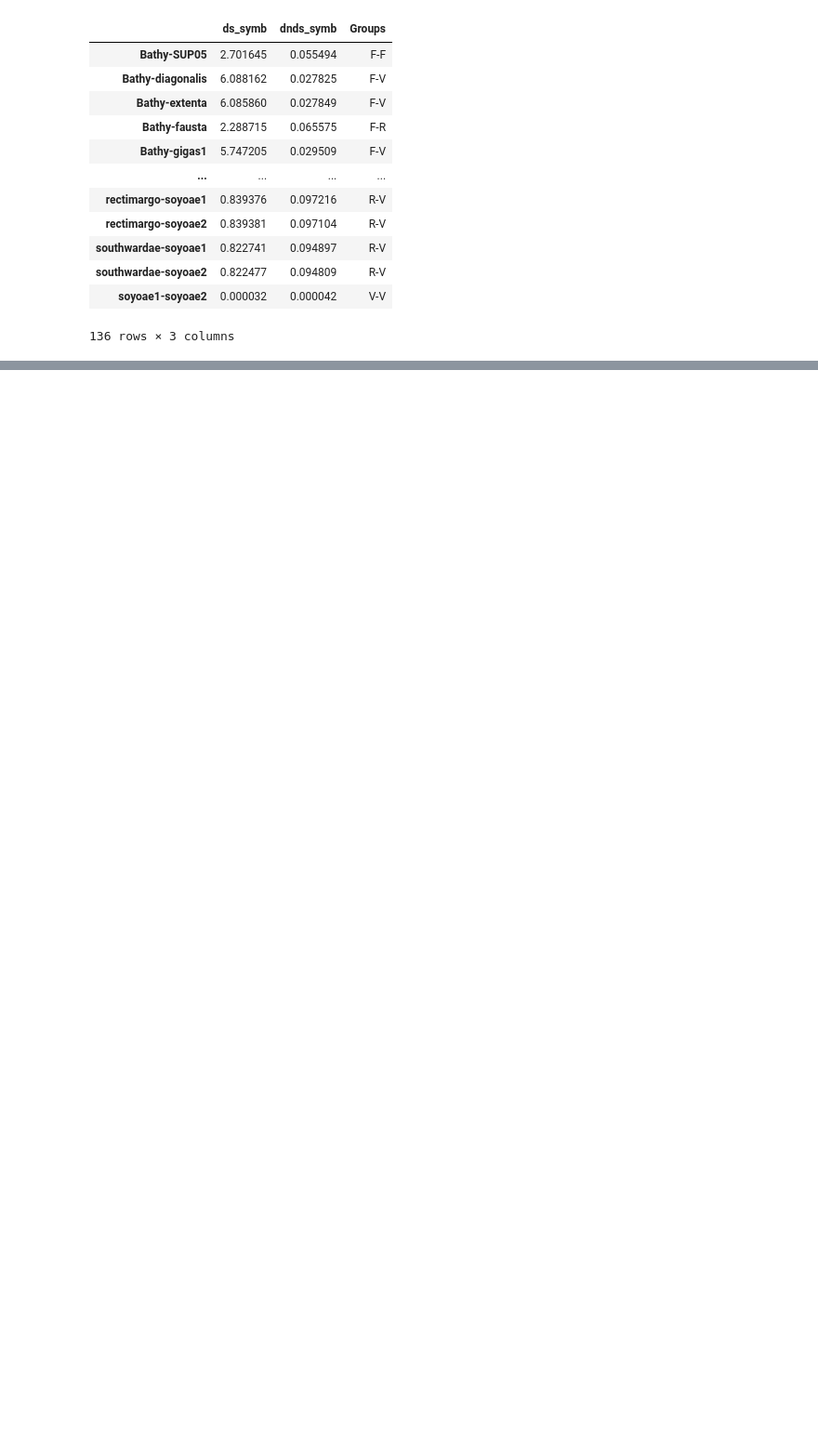
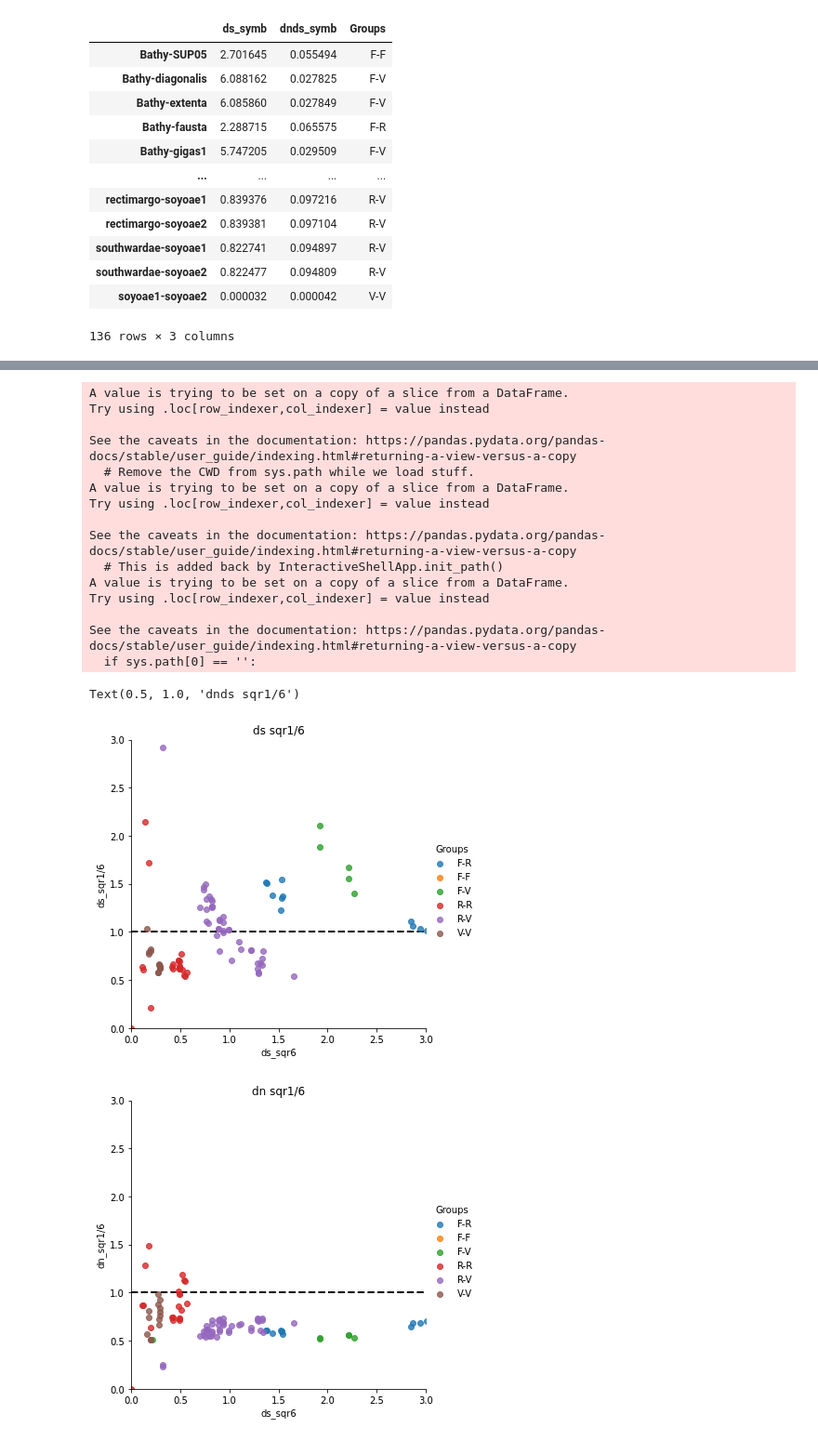
Before and after one commit to maepz/VesicSymb_Evolution, a Jupyter notebook: scripts/nucl_vs_mitoch_dS.ipynb, the cells around one changed output, grey strips where cells are left out. Shown: that part at 93% size. Drawn from its saved outputs; the diff is of its cells as text; code cells hidden in the pictures; blank space fills up the shorter version.

```diff
--- a/scripts/nucl_vs_mitoch_dS.ipynb
+++ b/scripts/nucl_vs_mitoch_dS.ipynb
@@ -731,0 +999,80 @@ dnds[['ds_symb','dnds_symb','Groups']].dropna()
+# %%
+import importlib
+import matplotlib.pyplot as plt
+import seaborn as sns
+importlib.reload(plt)
+# Set figure size with matplotlib
+# plt.figure(figsize=(10,6))
+
+searchfor = ['soyoae2', 'okutanii']
+df2 = df[~df.index.str.contains('|'.join(searchfor))]
+df2['ds_sqr1/6']=df2['ds_sqr1']/df2['ds_sqr6']
+df2['dn_sqr1/6']=df2['dn_sqr1']/df2['dn_sqr6']
+df2['dnds_sqr1/6']=df2['dnds_sqr1']/df2['dnds_sqr6']
+
+# Create scatter plot
+sns.lmplot(y='ds_sqr1/6', x='ds_sqr6',hue='Groups',fit_reg=False,data=df2
+)
+
+# add trend line
+xmin,xmax=0,3
+ymin,ymax=0,3
+plt.xlim(xmin,xmax)
+plt.ylim(ymin,ymax)
+
+plt.plot([xmin,xmax],[1,1],linewidth=2,linestyle='dashed',color='black',zorder=-1)
+
+# Set title with matplotlib
+plt.title('ds sqr1/6')
+################
+
+# Create scatter plot
+sns.lmplot(y='dn_sqr1/6', x='ds_sqr6',hue='Groups',fit_reg=False,data=df2
+)
+
+# add trend line
+xmin,xmax=0,3
+ymin,ymax=0,3
+plt.xlim(xmin,xmax)
+plt.ylim(ymin,ymax)
+
+plt.plot([xmin,xmax],[1,1],linewidth=2,linestyle='dashed',color='black',zorder=-1)
+
+# Set title with matplotlib
+plt.title('dn sqr1/6')
+
+################
+
+# Create scatter plot
+sns.lmplot(y='dnds_sqr1/6', x='ds_sqr6',hue='Groups',fit_reg=False,data=df2
+)
+
+# add trend line
+xmin,xmax=0,3
+ymin,ymax=0,3
+plt.xlim(xmin,xmax)
+plt.ylim(ymin,ymax)
+
+plt.plot([xmin,xmax],[1,1],linewidth=2,linestyle='dashed',color='black',zorder=-1)
+
+# Set title with matplotlib
+plt.title('dnds sqr1/6')
+# %% [output]
+A value is trying to be set on a copy of a slice from a DataFrame.
+Try using .loc[row_indexer,col_indexer] = value instead
+
+See the caveats in the documentation: https://pandas.pydata.org/pandas-docs/stable/user_guide/indexing.html#returning-a-view-versus-a-copy
+  # Remove the CWD from sys.path while we load stuff.
+A value is trying to be set on a copy of a slice from a DataFrame.
+Try using .loc[row_indexer,col_indexer] = value instead
+
+See the caveats in the documentation: https://pandas.pydata.org/pandas-docs/stable/user_guide/indexing.html#returning-a-view-versus-a-copy
+  # This is added back by InteractiveShellApp.init_path()
+A value is trying to be set on a copy of a slice from a DataFrame.
+Try using .loc[row_indexer,col_indexer] = value instead
+
+See the caveats in the documentation: https://pandas.pydata.org/pandas-docs/stable/user_guide/indexing.html#returning-a-view-versus-a-copy
+  if sys.path[0] == '':
+Text(0.5, 1.0, 'dnds sqr1/6')
+[figure, added]
+[figure, added]
```
Also changed, not shown: parts of 12 cells of this notebook, 17 other files.
